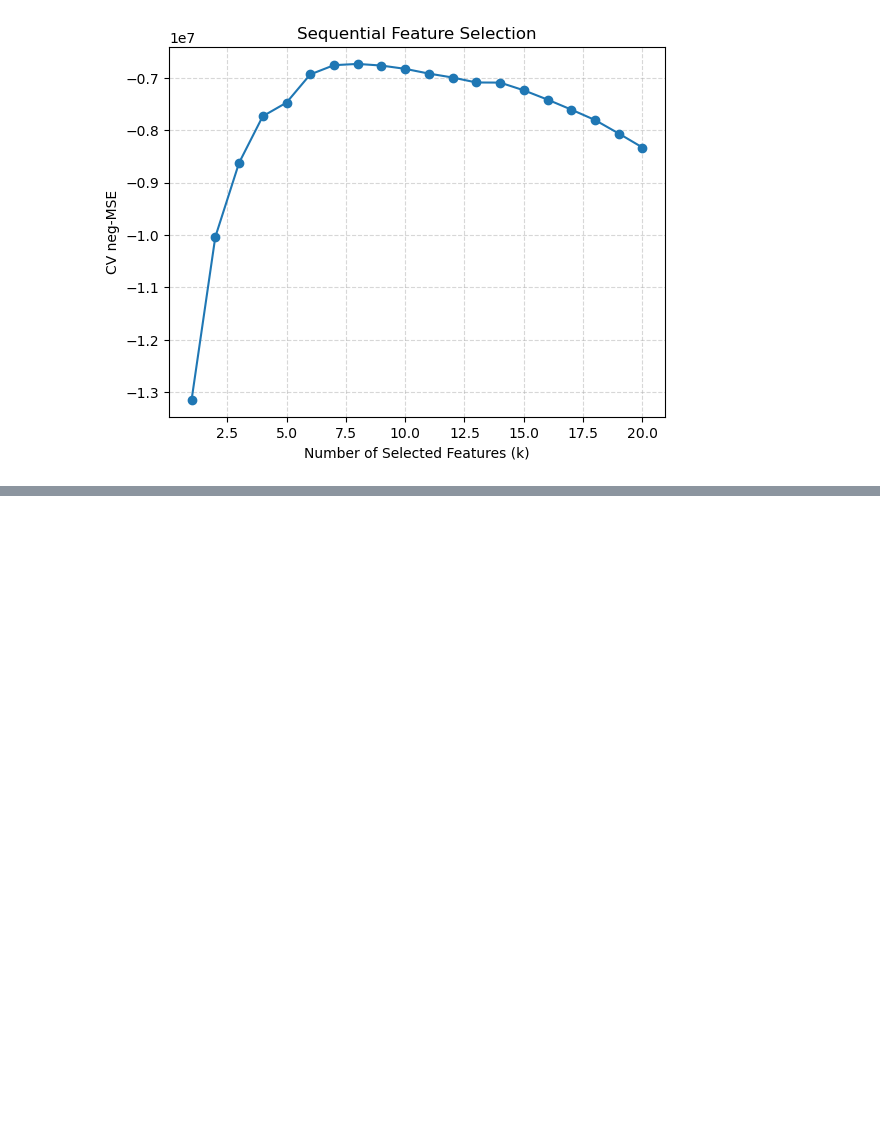
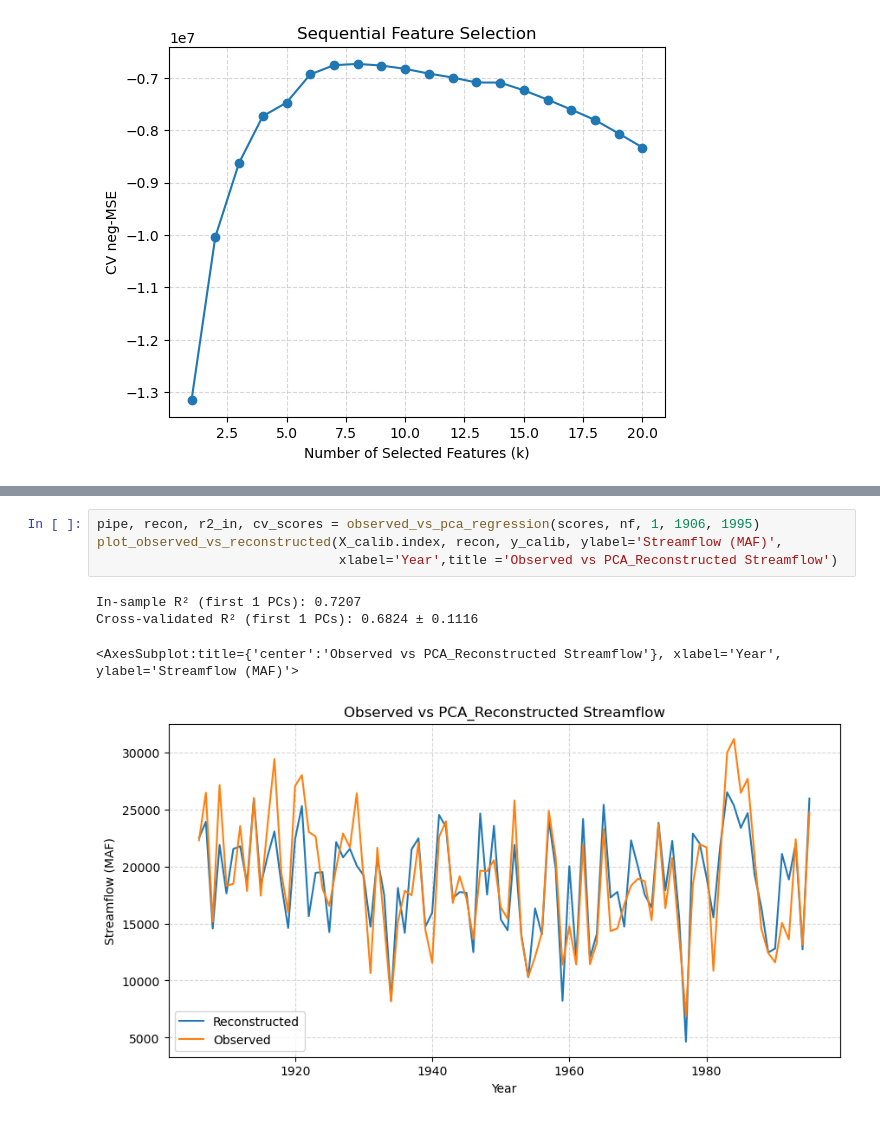
Before and after one commit to Kalharap/py-recon, a Jupyter notebook: example.ipynb, the cells around one changed output, grey strips where cells are left out. Cells and saved outputs as stored; diff of their text form; blank space fills up the shorter version.

```diff
--- a/example.ipynb
+++ b/example.ipynb
@@ -62,0 +79,9 @@ plot_full_reconstruction(df.index, full_recon, ylabel='Streamflow (MAF)',xlabel=
+# %%
+pipe, recon, r2_in, cv_scores = observed_vs_pca_regression(scores, nf, 1, 1906, 1995)
+plot_observed_vs_reconstructed(X_calib.index, recon, y_calib, ylabel='Streamflow (MAF)',
+                               xlabel='Year',title ='Observed vs PCA_Reconstructed Streamflow')
+# %% [output]
+In-sample R² (first 1 PCs): 0.7207
+Cross-validated R² (first 1 PCs): 0.6824 ± 0.1116
+<AxesSubplot:title={'center':'Observed vs PCA_Reconstructed Streamflow'}, xlabel='Year', ylabel='Streamflow (MAF)'>
+[figure, added]
```
Also changed, not shown: parts of 16 cells of this notebook.
